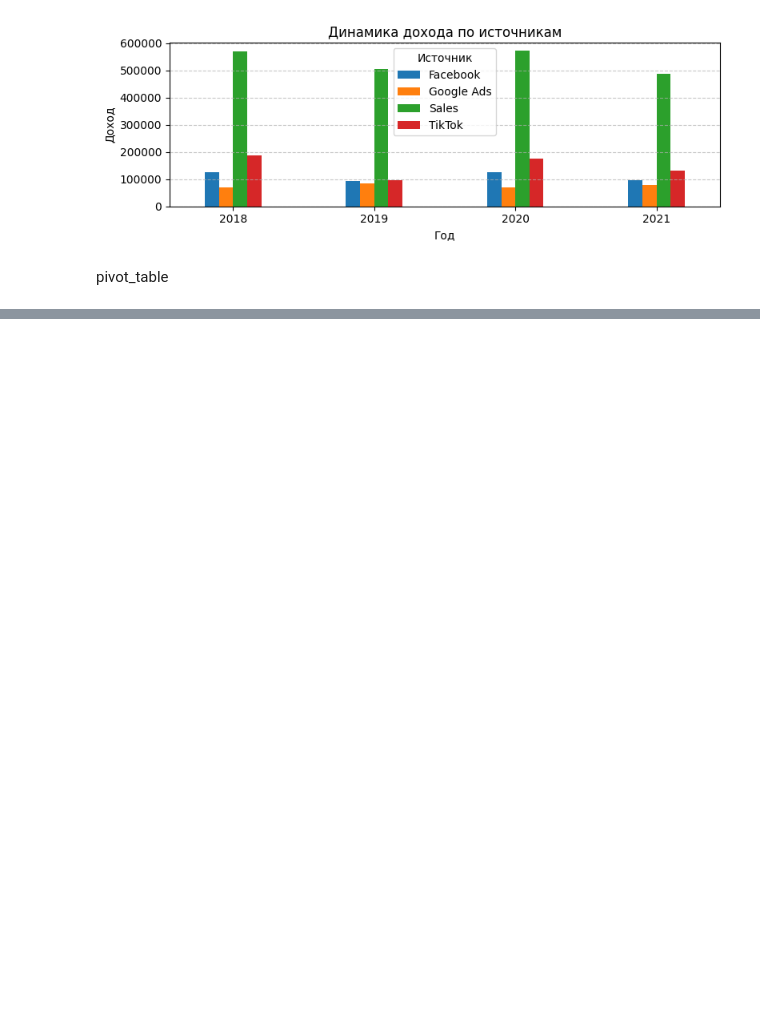
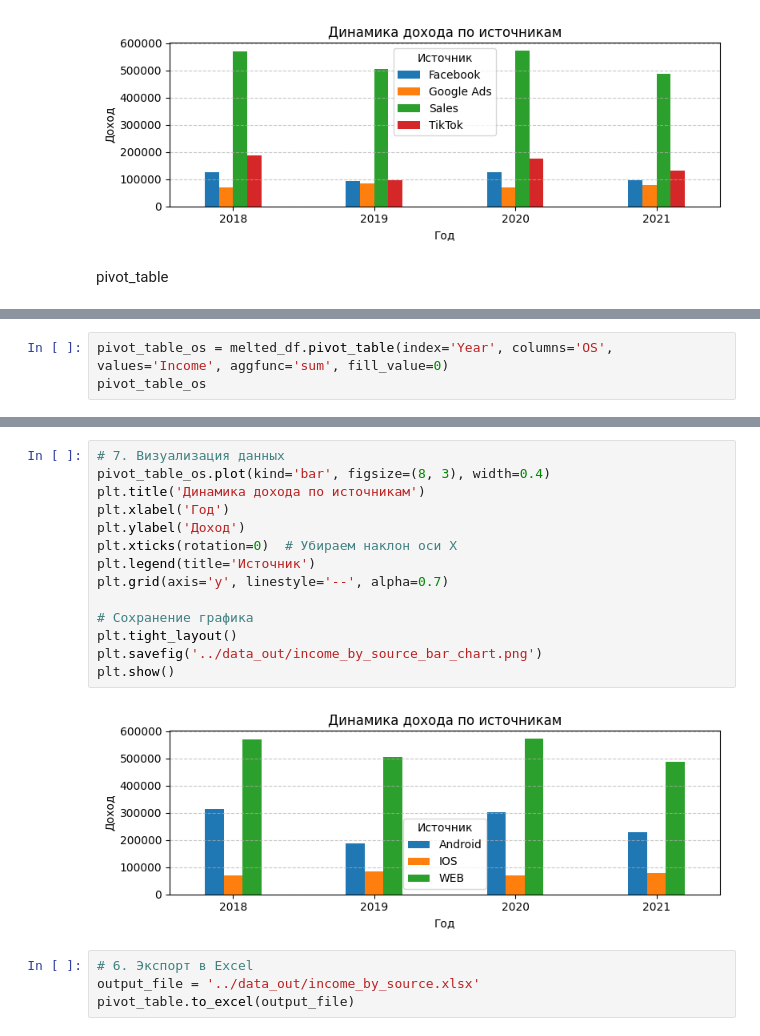
Before and after one commit to barabaker/mgcom, a Jupyter notebook: src/task_1/task_1.ipynb, the cells around one changed output, grey strips where cells are left out. Drawn from its saved outputs; the diff is of its cells as text; blank space fills up the shorter version.

```diff
--- a/src/task_1/task_1.ipynb
+++ b/src/task_1/task_1.ipynb
@@ -53,0 +65,3 @@ pivot_table.to_excel(output_file)
+# %%
+pivot_table_os = melted_df.pivot_table(index='Year', columns='OS', values='Income', aggfunc='sum', fill_value=0)
+pivot_table_os
@@ -53,0 +75,20 @@ pivot_table.to_excel(output_file)
+# %%
+# 7. Визуализация данных
+pivot_table_os.plot(kind='bar', figsize=(8, 3), width=0.4)
+plt.title('Динамика дохода по источникам')
+plt.xlabel('Год')
+plt.ylabel('Доход')
+plt.xticks(rotation=0)  # Убираем наклон оси X
+plt.legend(title='Источник')
+plt.grid(axis='y', linestyle='--', alpha=0.7)
+
+# Сохранение графика
+plt.tight_layout()
+plt.savefig('../data_out/income_by_source_bar_chart.png')
+plt.show()
+# %% [output]
+[figure, added]
+# %%
+# 6. Экспорт в Excel
+output_file = '../data_out/income_by_source.xlsx'
+pivot_table.to_excel(output_file)
```
Also changed, not shown: parts of 9 cells of this notebook.
